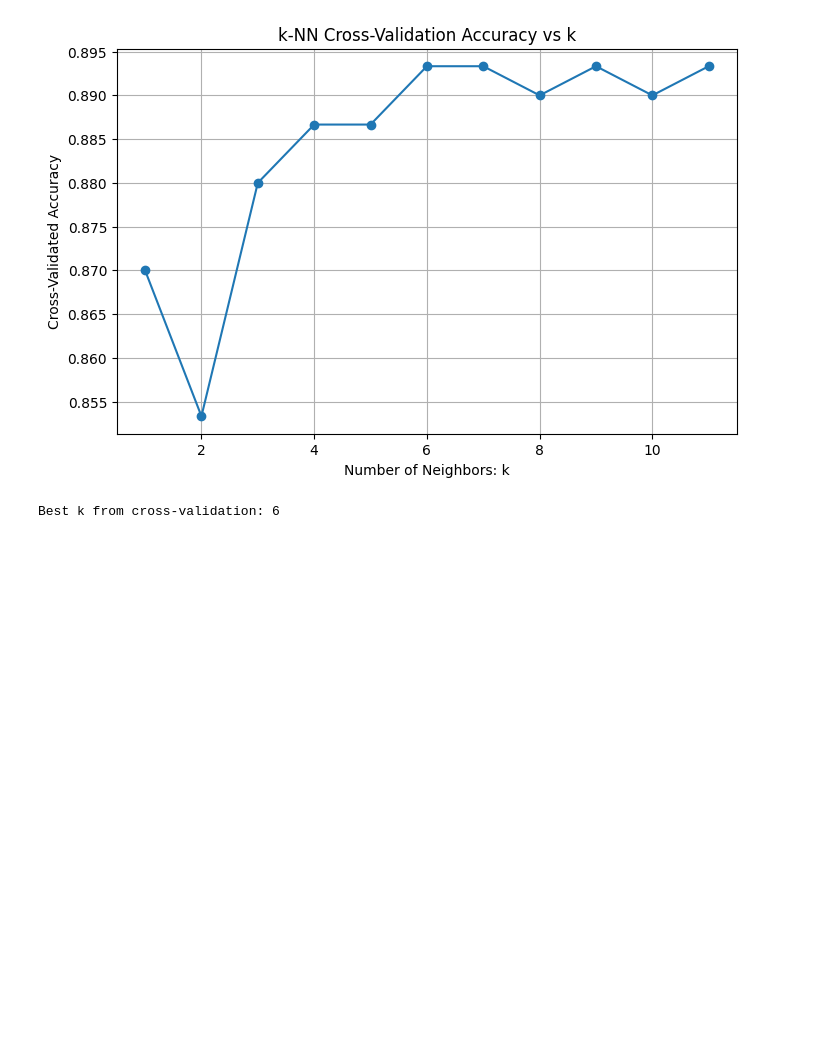
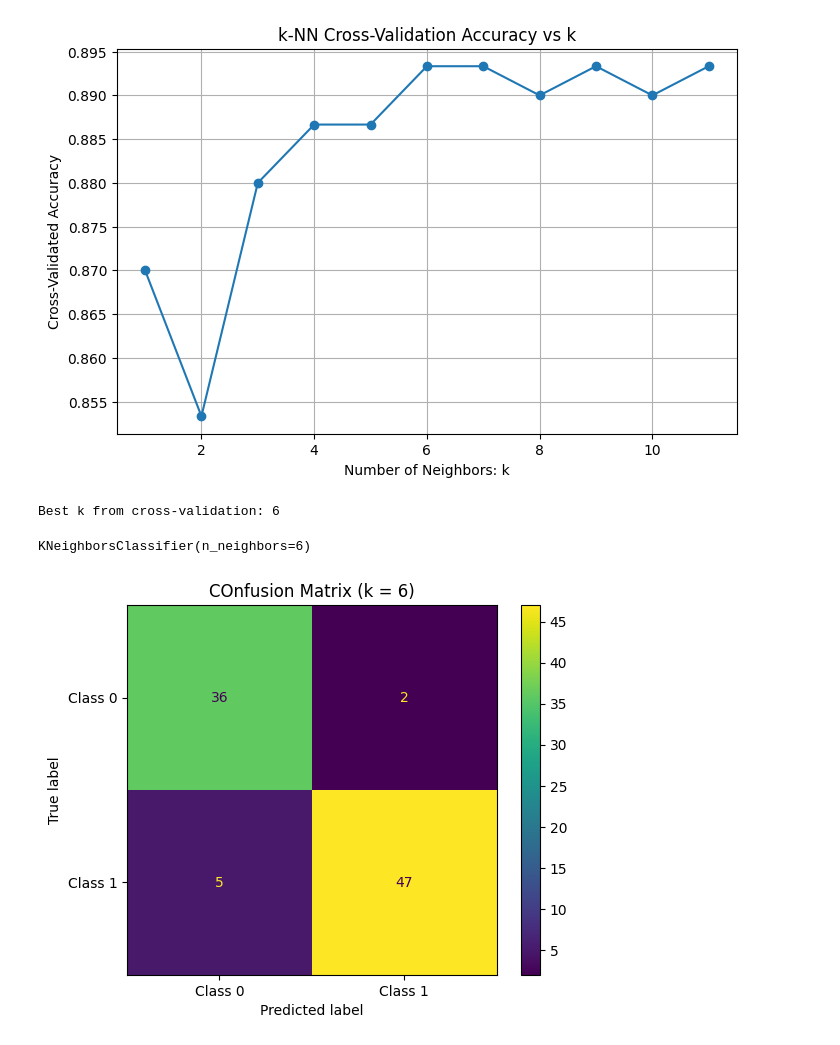
Before and after one commit to dipak1920basnet/KNN, a Jupyter notebook: knn_sk_learn.ipynb, the cells around one changed output. Saved outputs shown, nothing was run; the diff lists cells and outputs as text; code cells hidden in the pictures; blank space fills up the shorter version.

Commit message:
viusalize the confusion matrix

```diff
--- a/knn_sk_learn.ipynb
+++ b/knn_sk_learn.ipynb
@@ -70,3 +70,11 @@ best_k = k_range[np.argmax(cv_scores)]
 print(f"Best k from cross-validation: {best_k}")
 # %% [output]
 Best k from cross-validation: 6
+# %%
+best_knn = KNeighborsClassifier(n_neighbors=best_k)
+# %%
+best_knn.fit(X_train, y_train)
+# %% [output]
+KNeighborsClassifier(n_neighbors=6)
+# %%
+y_pred = best_knn.predict(X_test)
@@ -72,0 +83,11 @@ Best k from cross-validation: 6
+# %%
+cm = confusion_matrix(y_test, y_pred)
+# %%
+disp = ConfusionMatrixDisplay(confusion_matrix=cm, display_labels=["Class 0", "Class 1"])
+disp.plot()
+plt.title(f"COnfusion Matrix (k = {best_k})")
+plt.grid(False)
+plt.savefig("figure/confusion_matrix")
+plt.show()
+# %% [output]
+[figure, added]
```
Also changed, not shown: parts of 2 cells of this notebook.
